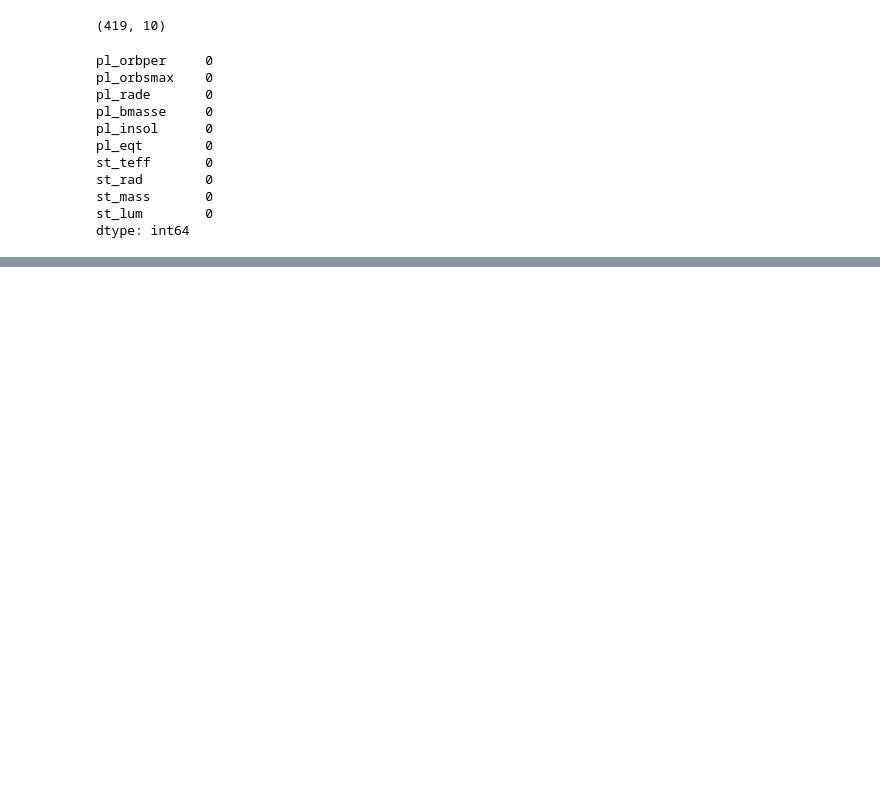
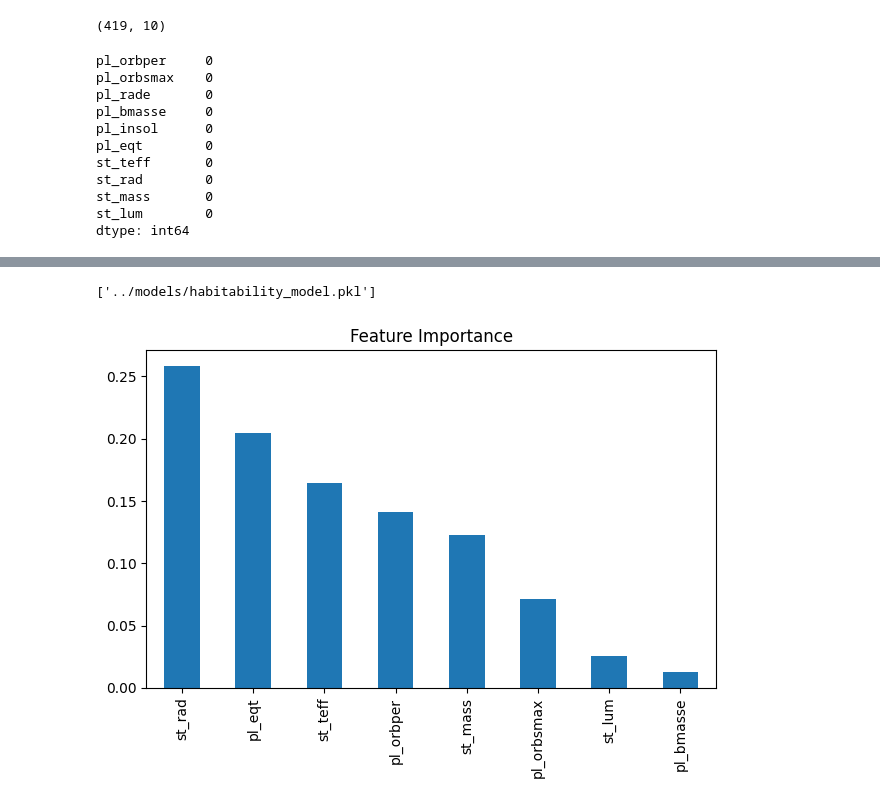
Before and after one commit to deeptishalika/ExoHabit-AI, a Jupyter notebook: notebooks/data_loading.ipynb, the cells around one changed output, grey strips where cells are left out. Saved outputs shown, nothing was run; the diff lists cells and outputs as text; code cells hidden in the pictures; blank space fills up the shorter version.

Commit message:
Milestone 3 – Model training and evaluation

```diff
--- a/notebooks/data_loading.ipynb
+++ b/notebooks/data_loading.ipynb
@@ -315,0 +469,7 @@ df_clean.shape
+# %%
+# Remove rule columns from training
+
+X = df_model.drop(["habitable", "pl_insol", "pl_rade"], axis=1)
+y = df_model["habitable"]
+
+X.shape
@@ -315,0 +478,11 @@ df_clean.shape
+# %%
+from sklearn.model_selection import train_test_split
+
+X_train, X_test, y_train, y_test = train_test_split(
+    X, y,
+    test_size=0.2,
+    random_state=42,
+    stratify=y
+)
+
+y_test.value_counts()
@@ -315,0 +494,10 @@ df_clean.shape
+# %%
+from sklearn.ensemble import RandomForestClassifier
+
+model_improved = RandomForestClassifier(
+    n_estimators=200,
+    random_state=42,
+    class_weight="balanced"
+)
+
+model_improved.fit(X_train, y_train)
@@ -315,0 +531,23 @@ df_clean.shape
+# %%
+import joblib
+
+joblib.dump(model_improved, "../models/habitability_model.pkl")
+# %% [output]
+['../models/habitability_model.pkl']
+# %%
+import matplotlib.pyplot as plt
+import pandas as pd
+
+feature_importances = pd.Series(
+    model_improved.feature_importances_,
+    index=X.columns
+).sort_values(ascending=False)
+
+plt.figure()
+feature_importances.plot(kind="bar")
+plt.title("Feature Importance")
+plt.tight_layout()
+plt.savefig("../backend/static/feature_importance.png")
+plt.show()
+# %% [output]
+[figure, added]
```
Also changed, not shown: parts of 15 cells of this notebook.
